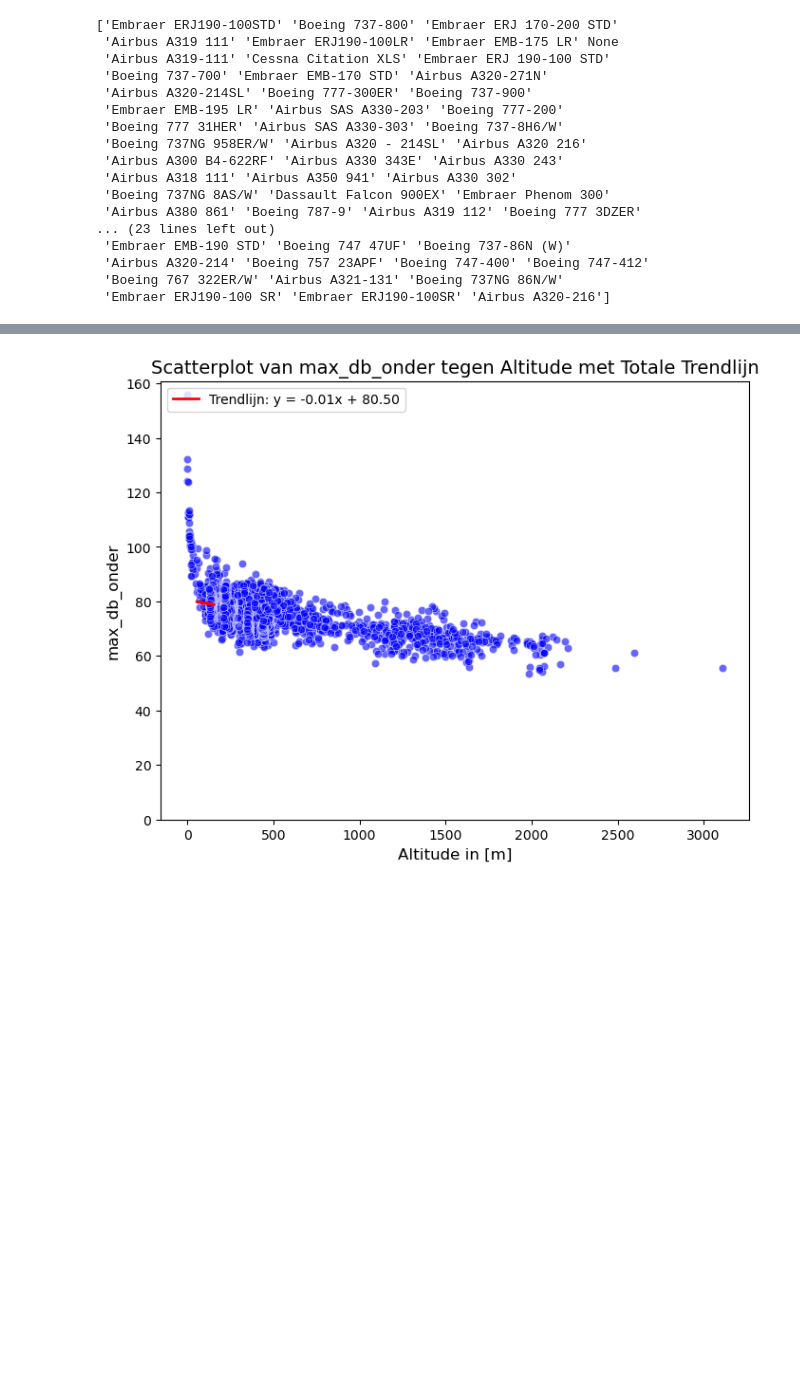
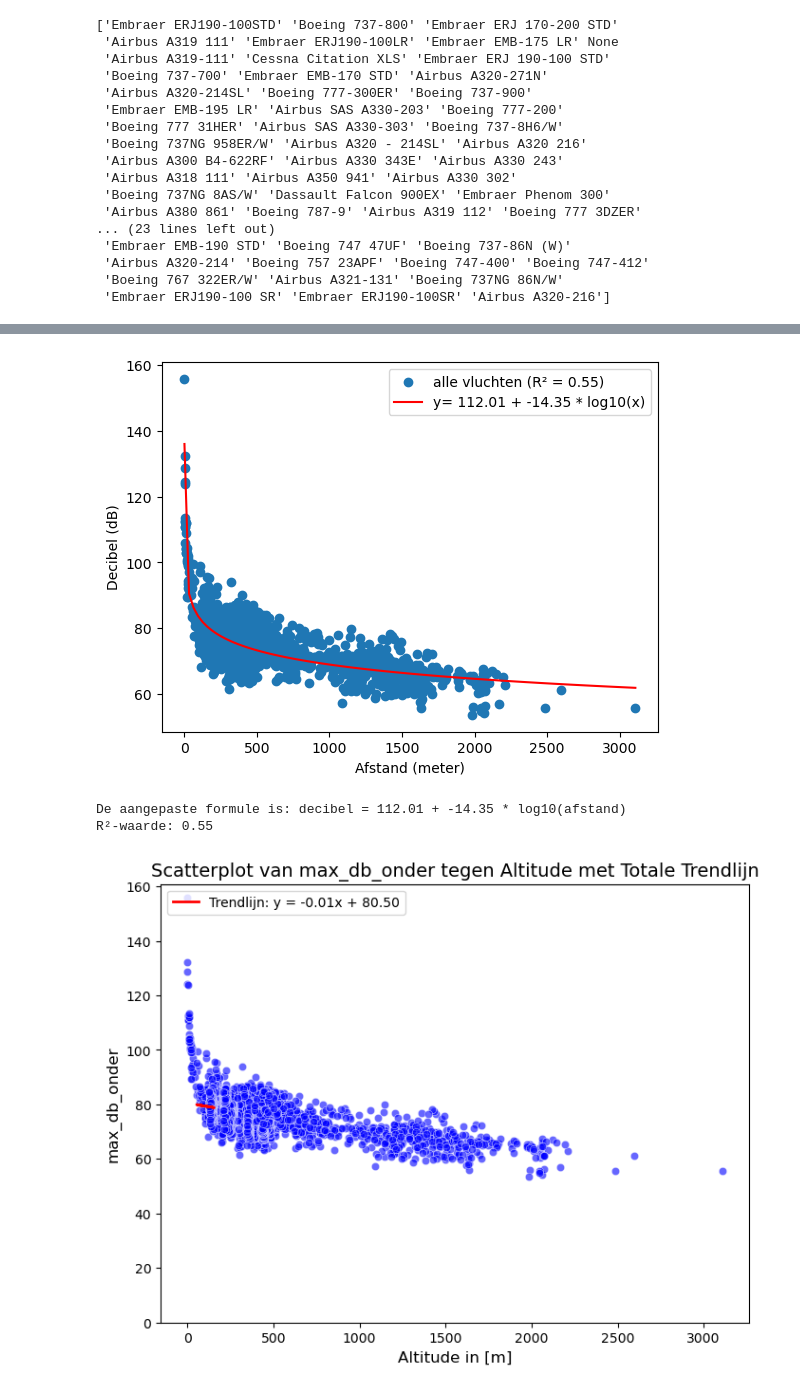
Before and after one commit to Quint-coding/Hackathon-master, a Jupyter notebook: hackaton Coeficcient.ipynb, the cells around one changed output, grey strips where cells are left out. Saved outputs shown, nothing was run; the diff lists cells and outputs as text; code cells hidden in the pictures; blank space fills up the shorter version.

```diff
--- a/hackaton Coeficcient.ipynb
+++ b/hackaton Coeficcient.ipynb
@@ -181,4 +187,43 @@ df.head()
 | 2 | 132512361 | Aa | Aalsmeerderweg | 2025-03-23 06:05:38 | 187415000 | 0 | 0 | 187415000 | 187415000 | 82.728040 | ... |
 | 3 | 132512371 | Aa | Aalsmeerderweg | 2025-03-23 06:08:38 | 105051000 | 0 | 0 | 105051000 | 105051000 | 80.213990 | ... |
 | 4 | 132512381 | Aa | Aalsmeerderweg | 2025-03-23 06:11:23 | 357945000 | 0 | 0 | 357945000 | 357945000 | 85.538159 | ... |
+# %%
+# Verwijder ongeldige waarden (NaN of oneindige waarden) in de relevante kolommen
+cleaned_df = df.dropna(subset=['max_db_onder', 'altitude'])
+cleaned_df = cleaned_df[~cleaned_df['max_db_onder'].isin([float('inf'), float('-inf')])]
+
+# Sorteer de DataFrame op 'altitude'
+cleaned_df = cleaned_df.sort_values(by='altitude')
+
+# Gegeven data (vervang deze met jouw eigen data)
+afstanden = cleaned_df['altitude']
+decibels = cleaned_df['max_db_onder']
+
+def logaritmische_functie(afstand, a, b):
+    return a + b * np.log10(afstand)
+
+parameters, covariantie = curve_fit(logaritmische_functie, afstanden, decibels)
+a, b = parameters
+
+# Genereer punten voor de vloeiende lijn
+x_fit = np.linspace(min(afstanden), max(afstanden), 100)
+y_fit = logaritmische_functie(x_fit, a, b)
+
+# Bereken de R²-waarde
+y_pred = logaritmische_functie(afstanden, a, b)
+r2 = r2_score(decibels, y_pred)
+
+plt.scatter(afstanden, decibels, label=f"alle vluchten (R² = {r2:.2f})")
+plt.plot(x_fit, y_fit, color="red", label="y= 112.01 + -14.35 * log10(x)")
+plt.xlabel("Afstand (meter)")
+plt.ylabel("Decibel (dB)")
+plt.legend()
+plt.show()
+
+print(f"De aangepaste formule is: decibel = {a:.2f} + {b:.2f} * log10(afstand)")
+print(f"R²-waarde: {r2:.2f}")
+# %% [output]
+[figure, added]
+De aangepaste formule is: decibel = 112.01 + -14.35 * log10(afstand)
+R²-waarde: 0.55
 # %%
```
Also changed, not shown: parts of 2 cells of this notebook, 2 other files.
